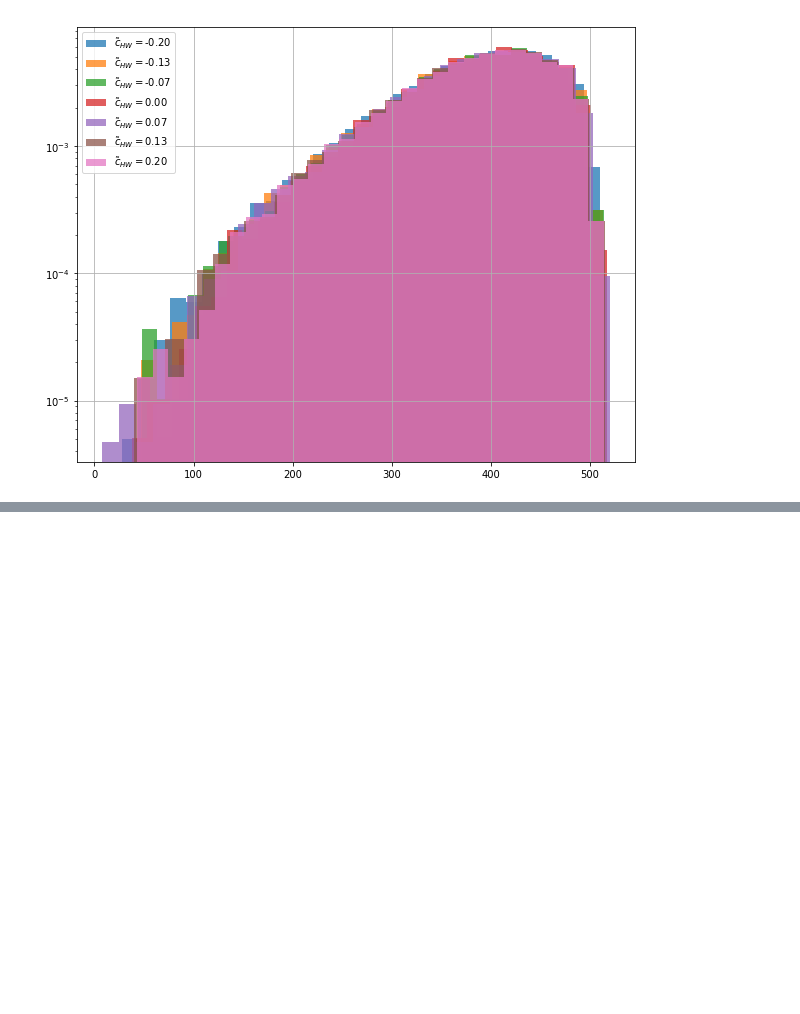
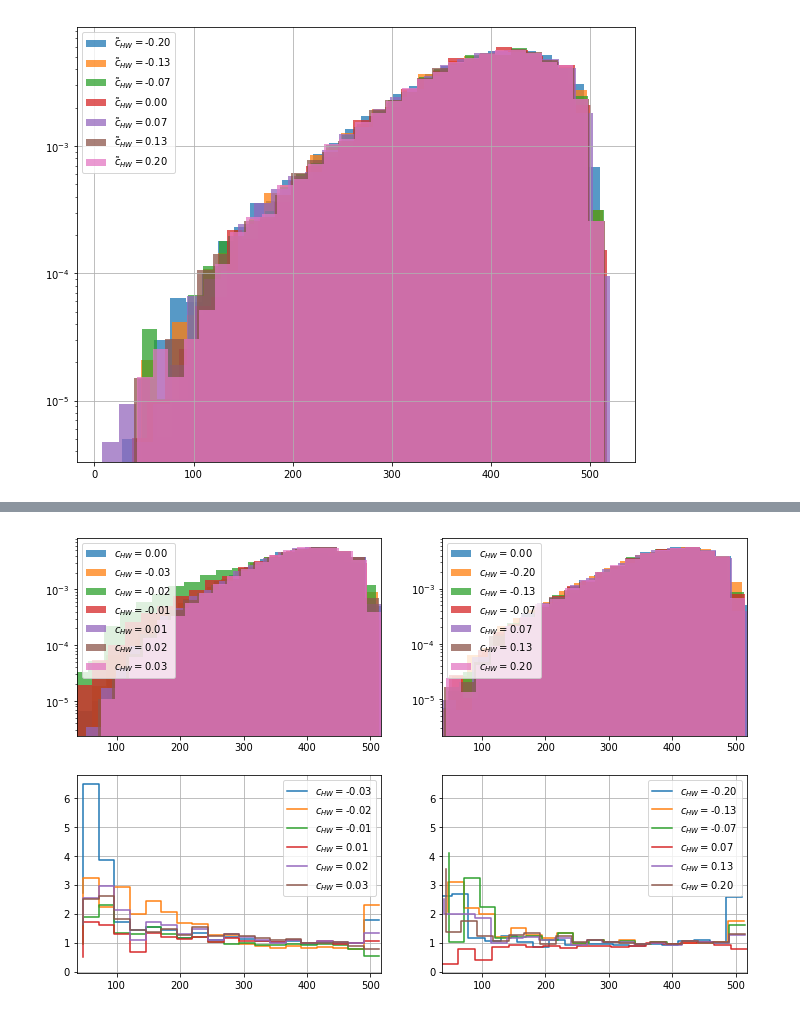
Before and after one commit to FFFreitas/CPV-ILC_project, a Jupyter notebook: Features analysis.ipynb, the cells around one changed output, grey strips where cells are left out. Drawn from its saved outputs; the diff is of its cells as text; code cells hidden in the pictures; blank space fills up the shorter version.

```diff
--- a/Features analysis.ipynb
+++ b/Features analysis.ipynb
@@ -104,3 +104,49 @@ bins_dic = {'Eta_H':[20, -6., 6.],
         'Cos_lZ'  : [20, -1., 1.],
         'PT_ll'   : [30, 0., 300.],
         'DPHI_ll' : [20, 0., 3.14]}
+# %%
+groups = full_dataframe.groupby(["tcHW","cHW"])['PT_H']
+
+plt.figure(figsize=(12,8))
+ax1 = plt.subplot(2,2,1)
+ax2 = plt.subplot(2,2,2)
+ax3 = plt.subplot(2,2,3,sharex=ax1)
+ax4 = plt.subplot(2,2,4,sharex=ax2,sharey=ax3)
+n_SM = []
+edg = []
+for k,v in groups:
+    if k[1] == 0.0 and k[0] == 0:
+        n_SM,edg,_ = ax1.hist(v, 20, alpha=0.75,
+                              label='$c_{HW}=$%.2f' %(k[1]),normed=True)
+        ax2.hist(v, 20, alpha=0.75,
+                 label='$c_{HW}=$%.2f' %(k[1]),normed=True)
+
+for k,v in groups:
+    if k[1] != 0.0 and k[0] == 0:
+        n_cHW,bins_edg,_ = ax1.hist(v, 20, alpha=0.75,
+                                    label='$c_{HW}=$%.2f' %(k[1]),normed=True)
+        n_SM = [i for i in n_SM]
+        R1 = n_cHW/n_SM
+        x = np.linspace(bin_edg.min(),bin_edg.max(),20)
+        ax3.plot(x,R1,drawstyle='steps',label='$c_{HW}=$%.2f' %(k[1]))
+    if k[0] != 0.0 and k[1] == 0:
+        n_tcHW,bin_edg,_ = ax2.hist(v, 20, alpha=0.75,
+                                    label='$c_{HW}=$%.2f' %(k[0]),normed=True)
+        n_SM = [i for i in n_SM]
+        R2 = n_tcHW/n_SM
+        x = np.linspace(bin_edg.min(),bin_edg.max(),20)
+        ax4.plot(x,R2,drawstyle='steps',label='$c_{HW}=$%.2f' %(k[0]))
+
+
+ax1.set_yscale('log')
+ax1.legend()
+ax2.set_yscale('log')
+ax2.legend()
+ax3.set_xlim([edg.min(),edg.max()])
+ax3.legend()
+ax3.grid()
+ax4.set_xlim([edg.min(),edg.max()])
+ax4.legend()
+ax4.grid()
+# %% [output]
+[figure, added]
```
Also changed, not shown: parts of 3 cells of this notebook.
